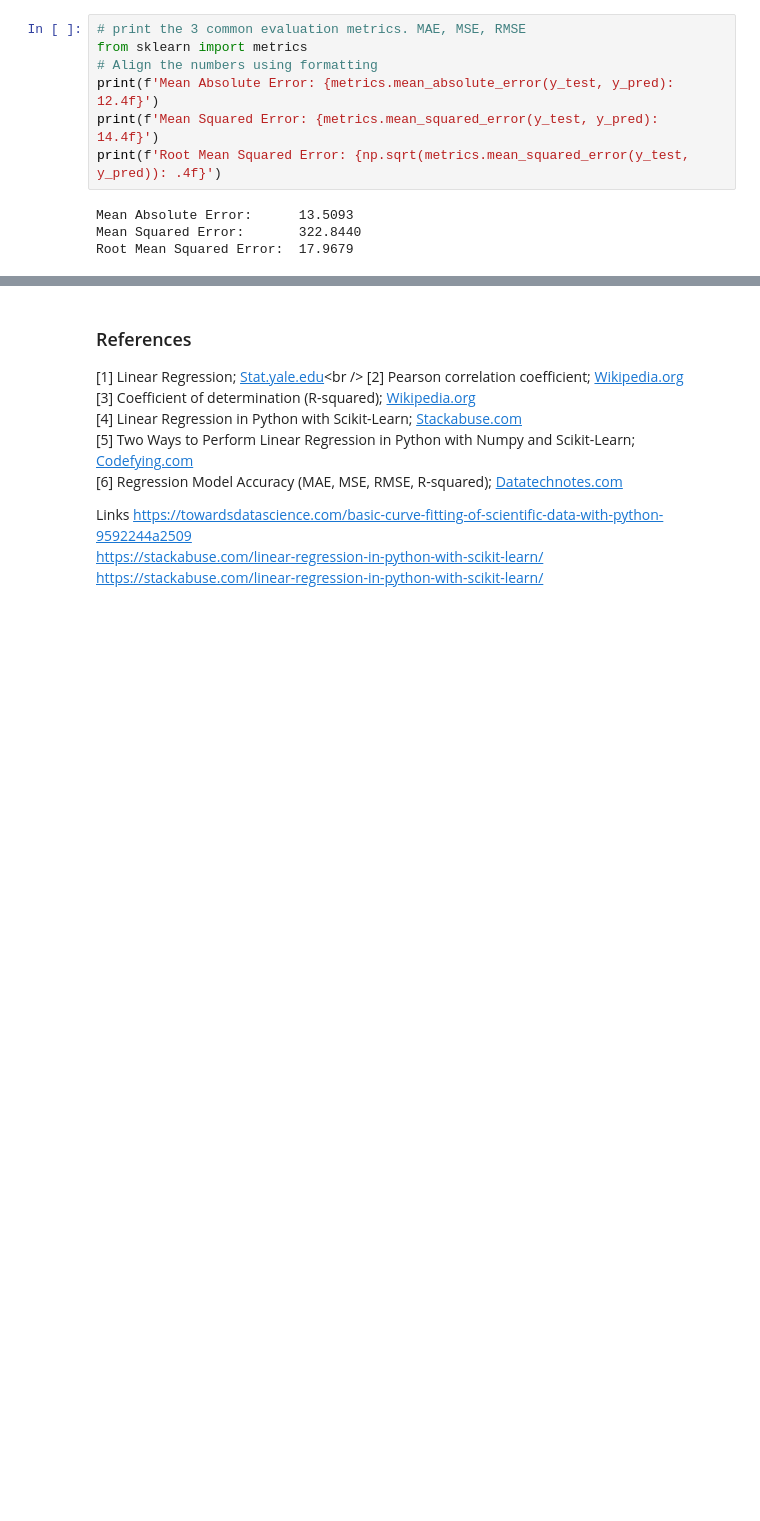
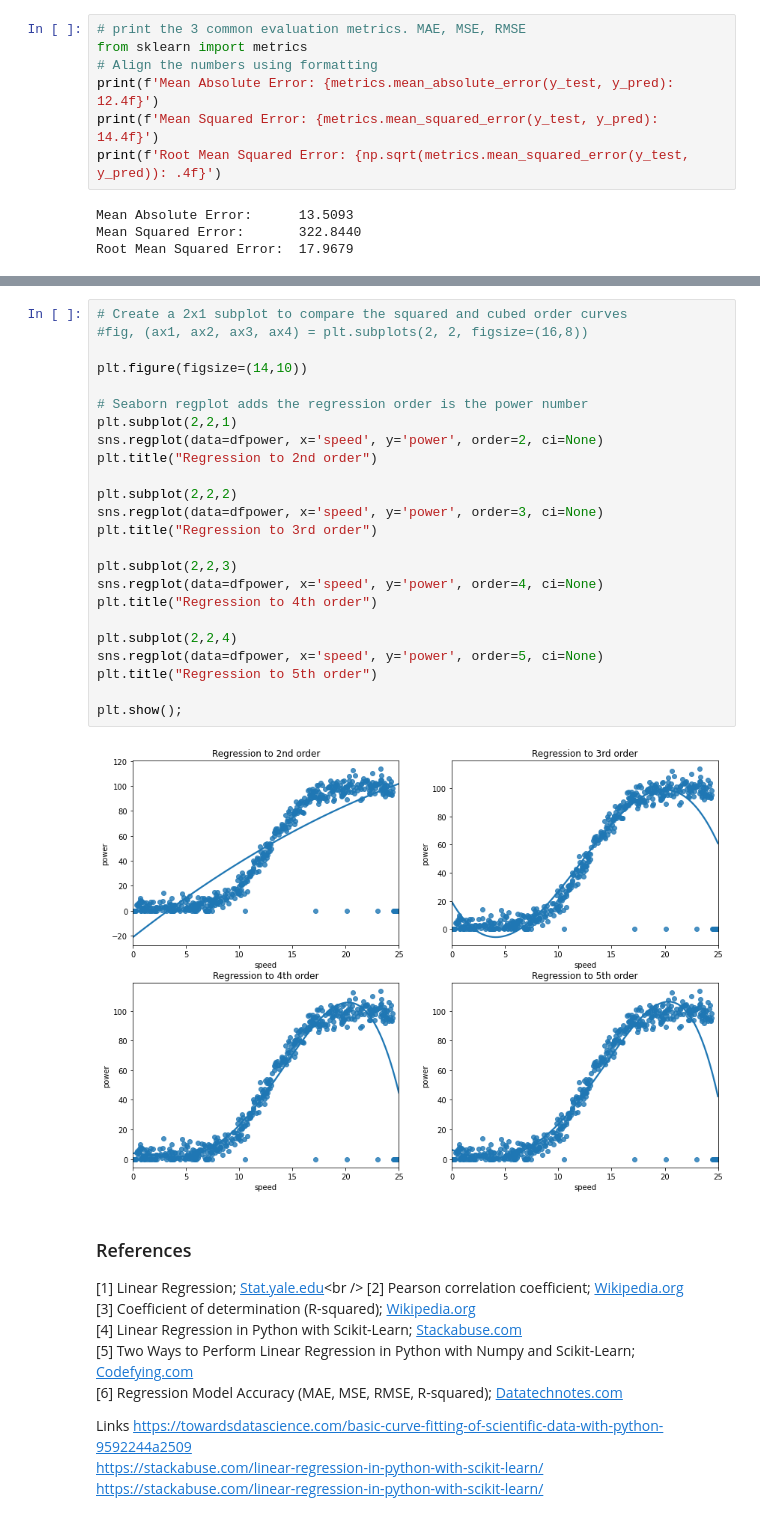
Before and after one commit to killfoley/fundamentalsofDA_project, a Jupyter notebook: Project.ipynb, the cells around one changed output, grey strips where cells are left out. Saved outputs shown, nothing was run; the diff lists cells and outputs as text; blank space fills up the shorter version.

Commit message:
added regression plots for data to order 2,3,4,5

```diff
--- a/Project.ipynb
+++ b/Project.ipynb
@@ -230,3 +234,29 @@ Root Mean Squared Error:  17.9679
+# %%
+# Create a 2x1 subplot to compare the squared and cubed order curves
+#fig, (ax1, ax2, ax3, ax4) = plt.subplots(2, 2, figsize=(16,8))
+
+plt.figure(figsize=(14,10))
+
+# Seaborn regplot adds the regression order is the power number
+plt.subplot(2,2,1)
+sns.regplot(data=dfpower, x='speed', y='power', order=2, ci=None)
+plt.title("Regression to 2nd order")
+
+plt.subplot(2,2,2)
+sns.regplot(data=dfpower, x='speed', y='power', order=3, ci=None)
+plt.title("Regression to 3rd order")
+
+plt.subplot(2,2,3)
+sns.regplot(data=dfpower, x='speed', y='power', order=4, ci=None)
+plt.title("Regression to 4th order")
+
+plt.subplot(2,2,4)
+sns.regplot(data=dfpower, x='speed', y='power', order=5, ci=None)
+plt.title("Regression to 5th order")
+
+plt.show();
+# %% [output]
+[figure, added]
 # %% [markdown]
 ### References
 [1] Linear Regression; [Stat.yale.edu](http://www.stat.yale.edu/Courses/1997-98/101/linreg.htm#:~:text=Linear%20regression%20attempts%20to%20model,linear%20equation%20to%20observed%20data.&text=A%20linear%20regression%20line%20has,Y%20is%20the%20dependent%20variable.)<br />
```
Also changed, not shown: parts of 1 cell of this notebook.
